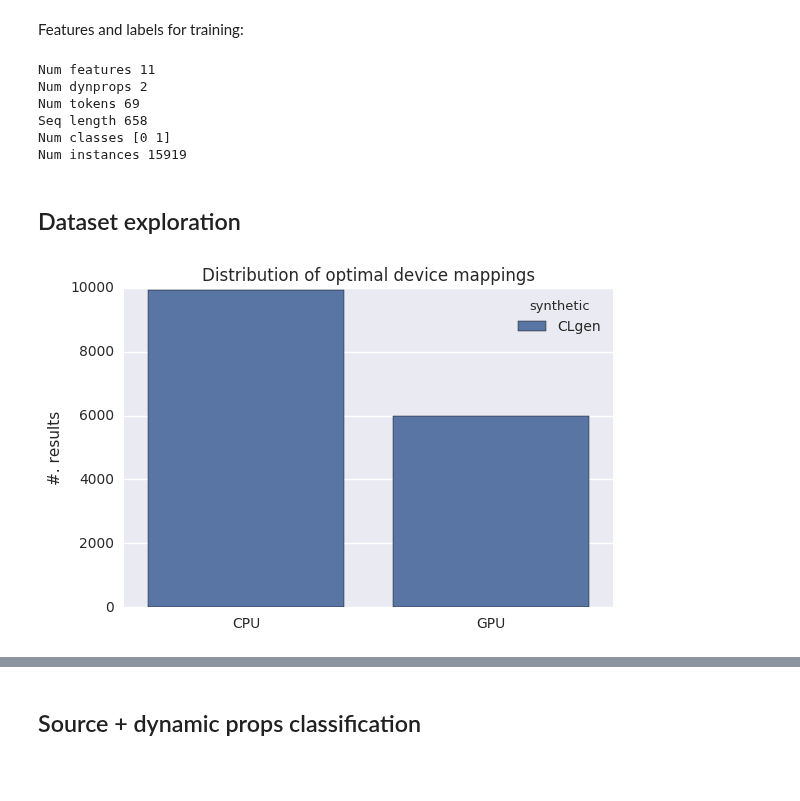
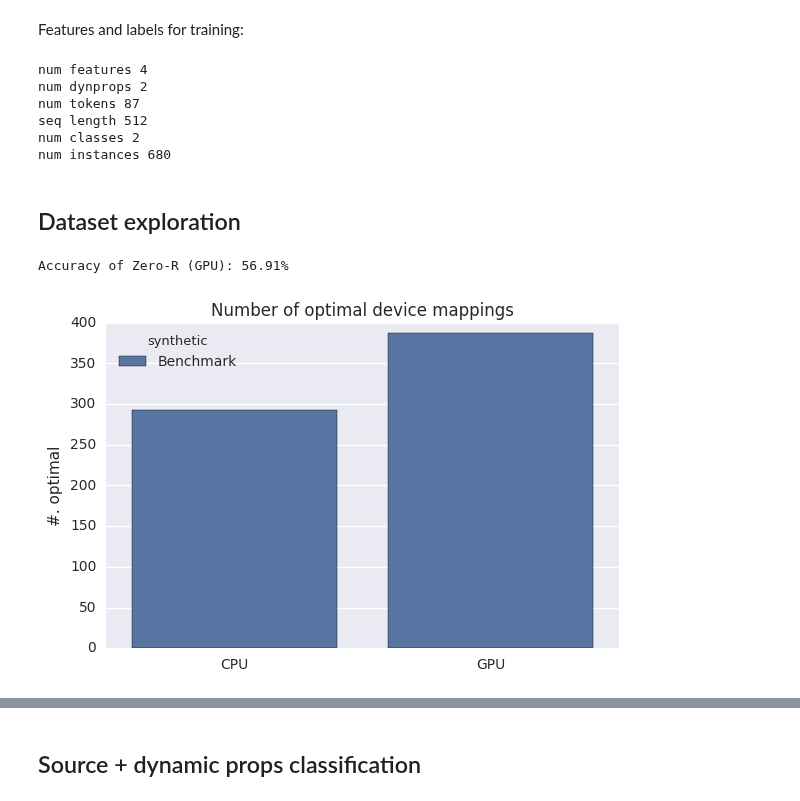
Before and after one commit to ChrisCummins/phd, a Jupyter notebook: lab/clgen/Classification.ipynb, the cells around one changed output, grey strips where cells are left out. Saved outputs shown, nothing was run; the diff lists cells and outputs as text; code cells hidden in the pictures; blank space fills up the shorter version.

```diff
--- a/lab/clgen/Classification.ipynb
+++ b/lab/clgen/Classification.ipynb
@@ -148,6 +180,30 @@ seq length 658
 # %% [markdown]
 Features and labels for training:
 # %%
+def get_train_validation_test_splits(D, split=(.6, .2, .2), seed=1):
+    """ split dataframe into 3 frames for training, validation, and testing.
+    synthetics are exclusively for training """
+    # TODO: balance benchmark suites in splits
+    # TODO: balance labels in splits
+    assert(sum(split) == 1.0)
+    train_split, validation_split, test_split = split
+
+    num_synthetic = sum(D["synthetic_enc"].values)
+    num_benchmarks = len(D) - num_synthetic
+
+    np.random.seed(seed)
+    train_msk = np.logical_or(np.random.rand(len(D)) < train_split, D["synthetic_enc"])
+
+    train = D[train_msk]
+    other = D[~train_msk]
+
+    test_msk = np.random.rand(len(other)) < split[2] / sum(split[1:])
+    test = other[test_msk]
+    validation = other[~test_msk]
+
+    np.random.seed()  # re-seed RNG
+    return train, validation, test
+
 train, validation, test = get_train_validation_test_splits(dataframe)
 
 x_train_a = get_features(train)
@@ -167,38 +223,40 @@ y_test = get_labels(test)
 
 num_features = len(x_train_a[0])
 num_dynprop = len(x_train_dynprop[0])
-num_classes = np.unique(y_train)
+num_classes = len(np.unique(y_train))
 seq_length = len(x_train_b[0])
 vocab_size = atomizer.vocab_size + 1  # +1 for pad value
 
-def generate_dummy_data(n, num_features, seq_length):
-    """ for testing """
-    x_a = np.random.random((n, num_features))
-    x_b = np.random.random((n, seq_length))
-    y = np.random.random((n, 1))
-    return x_a, x_b, y
-
-print("Num features", num_features)
-print("Num dynprops", num_dynprop)
-print("Num tokens", vocab_size)
-print("Seq length", seq_length)
-print("Num classes", num_classes)
-print("Num instances", len(dataframe))
+print("num features", num_features)
+print("num dynprops", num_dynprop)
+print("num tokens", vocab_size)
+print("seq length", seq_length)
+print("num classes", num_classes)
+print("num instances", len(dataframe))
 # %% [output]
-Num features 11
-Num dynprops 2
-Num tokens 69
-Seq length 658
-Num classes [0 1]
-Num instances 15919
+num features 4
+num dynprops 2
+num tokens 87
+seq length 512
+num classes 2
+num instances 680
 # %% [markdown]
 ## Dataset exploration
 # %%
 ax = sns.countplot(x="oracle_enc", data=dataframe, hue="synthetic")
-plt.title("Distribution of optimal device mappings")
+plt.title("Number of optimal device mappings")
 plt.xticks([0, 1], ["CPU", "GPU"])
 plt.xlabel("")
-plt.ylabel("#. results")
+plt.ylabel("#. optimal")
+
+num_oracle_gpu = sum(dataframe["oracle_enc"])
+num_oracle_cpu = len(dataframe) - num_oracle_gpu
+zero_r = "CPU" if num_oracle_cpu > num_oracle_gpu else "GPU"
+acc_zero_r = max(num_oracle_cpu, num_oracle_gpu) / len(dataframe)
+
+print("Accuracy of Zero-R ({zero_r}): {acc_zero_r:.2%}".format(**vars()))
+
 viz.finalise(figsize=(6, 4))
 # %% [output]
+Accuracy of Zero-R (GPU): 56.91%
-[figure, old version]
+[figure, new version]
```
Also changed, not shown: parts of 24 cells of this notebook.
